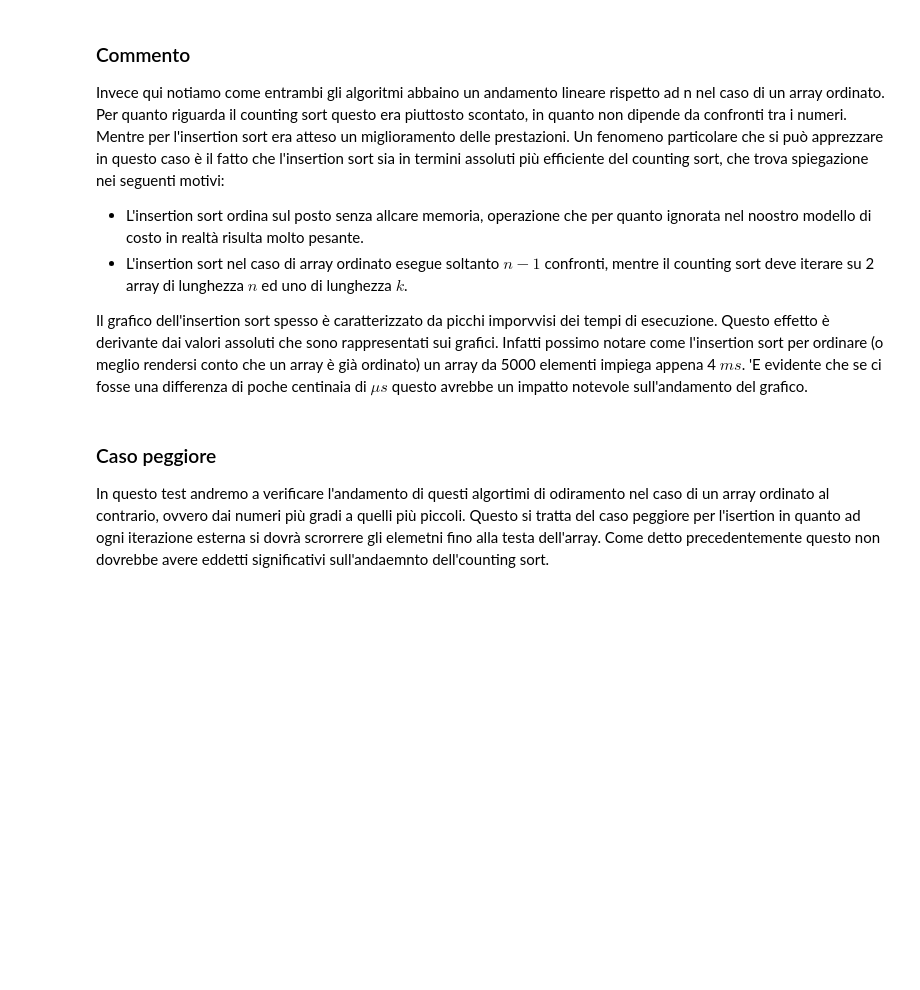
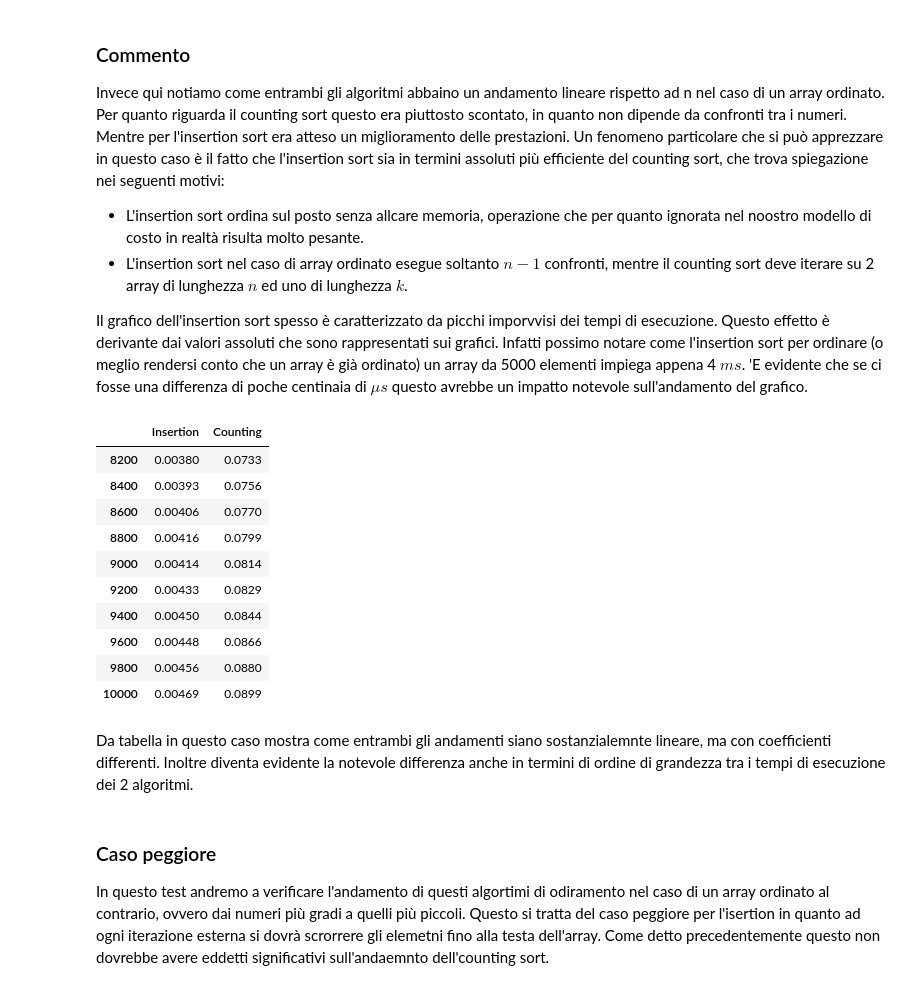
Before and after one commit to LucchesiCarlo/Laboratori_Algoritmi, a Jupyter notebook: Notebook.ipynb, the cells around one changed output. Drawn from its saved outputs; the diff is of its cells as text; code cells hidden in the pictures; blank space fills up the shorter version.

```diff
--- a/Notebook.ipynb
+++ b/Notebook.ipynb
@@ -255,6 +283,31 @@ Un fenomeno particolare che si può apprezzare in questo caso è il fatto che l'
 * L'insertion sort nel caso di array ordinato esegue soltanto $n - 1$ confronti, mentre il counting sort deve iterare su 2 array di lunghezza $n$ ed uno di lunghezza $k$.
 
 Il grafico dell'insertion sort spesso è caratterizzato da picchi imporvvisi dei tempi di esecuzione. Questo effetto è derivante dai valori assoluti che sono rappresentati sui grafici. Infatti possimo notare come l'insertion sort per ordinare (o meglio rendersi conto che un array è già ordinato) un array da 5000 elementi impiega appena 4 $ms$. \'E evidente che se ci fosse una differenza di poche centinaia di $\mu s$ questo avrebbe un impatto notevole sull'andamento del grafico.
+# %%
+
+insertion_order_data = []
+counting_order_data = []
+rows_order = []
+
+for i in range(len(x_insertion_order)):
+    rows_order.append(x_insertion_order[i])
+    insertion_order_data.append(round(y_insertion_order[i], 5))
+    counting_order_data.append(round(y_counting_order[i], 4))
+pd.DataFrame({"Insertion": insertion_order_data, "Counting" : counting_order_data}, index = rows_order).tail(10)
+# %% [output]
+|  | Insertion | Counting |
+| 8200 | 0.00380 | 0.0733 |
+| 8400 | 0.00393 | 0.0756 |
+| 8600 | 0.00406 | 0.0770 |
+| 8800 | 0.00416 | 0.0799 |
+| 9000 | 0.00414 | 0.0814 |
+| 9200 | 0.00433 | 0.0829 |
+| 9400 | 0.00450 | 0.0844 |
+| 9600 | 0.00448 | 0.0866 |
+| 9800 | 0.00456 | 0.0880 |
+| 10000 | 0.00469 | 0.0899 |
+# %% [markdown]
+Da tabella in questo caso mostra come entrambi gli andamenti siano sostanzialemnte lineare, ma con coefficienti differenti. Inoltre diventa evidente la notevole differenza anche in termini di ordine di grandezza tra i tempi di esecuzione dei 2 algoritmi.
 # %% [markdown]
 ### Caso peggiore
 
```
Also changed, not shown: parts of 9 cells of this notebook, 1 other file.
